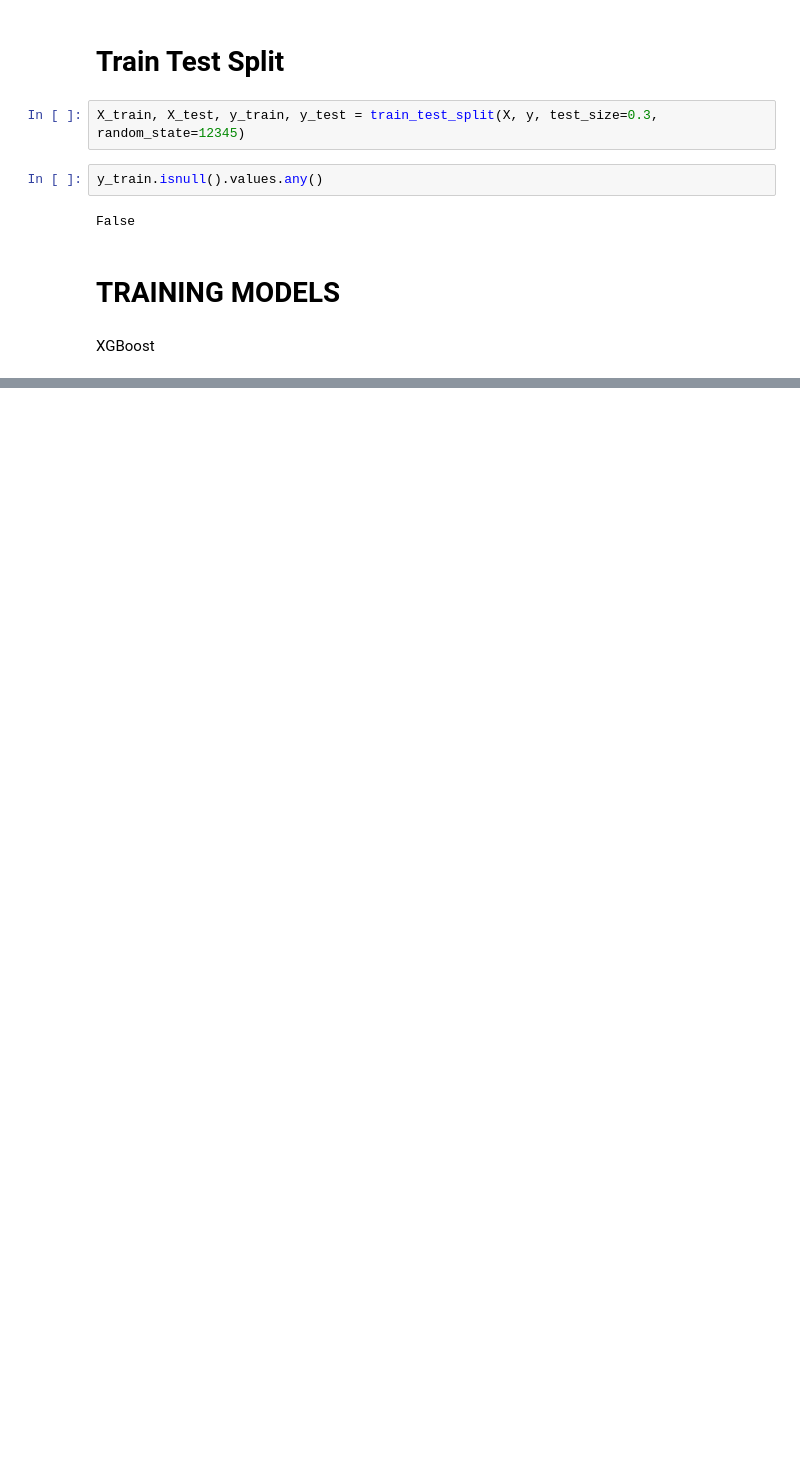
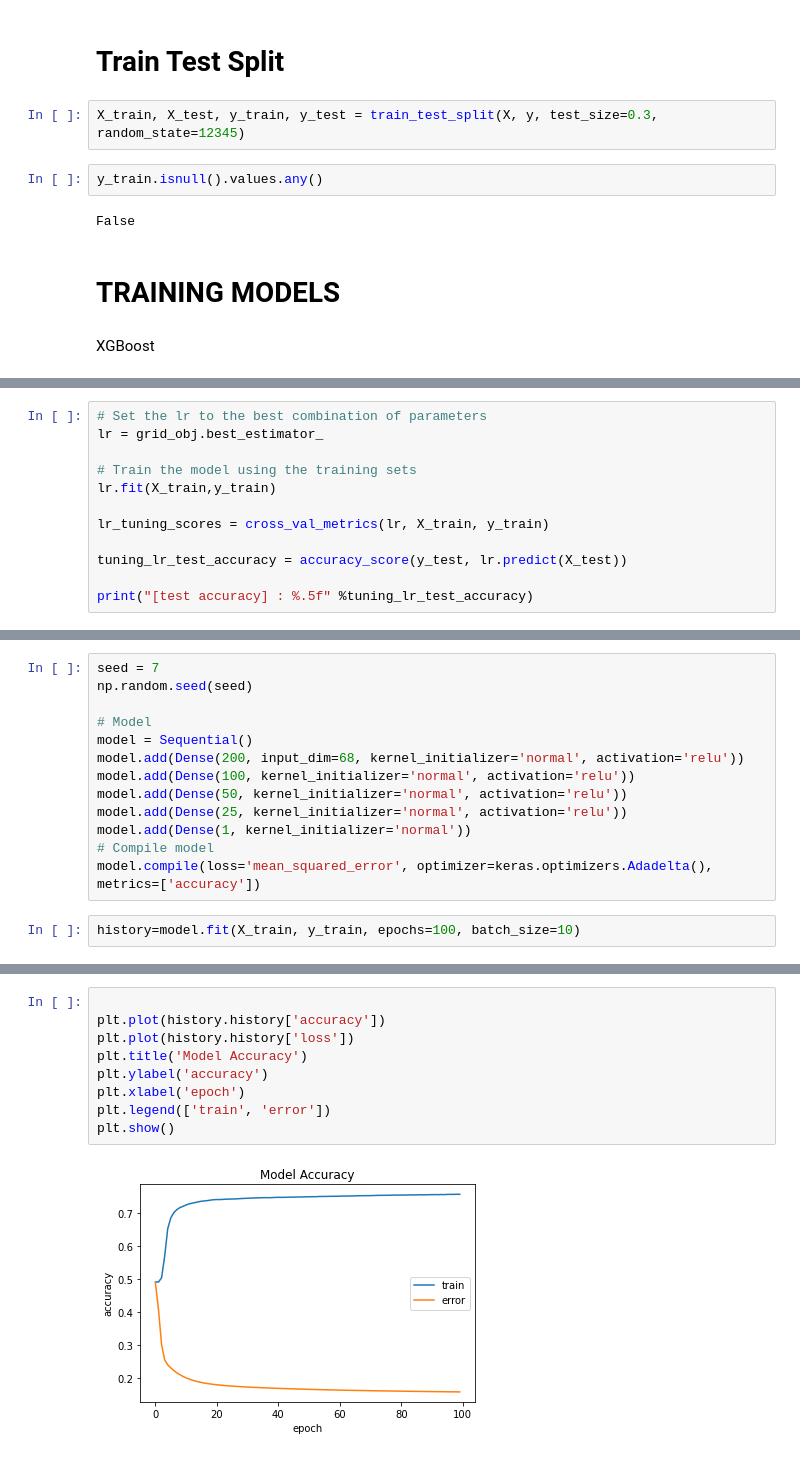
Before and after one commit to Murat-Gencer/YAP470-Project, a Jupyter notebook: proje.ipynb, the cells around one changed output, grey strips where cells are left out. Drawn from its saved outputs; the diff is of its cells as text; blank space fills up the shorter version.

Commit message:
Update proje.ipynb
Model trainning

```diff
--- a/proje.ipynb
+++ b/proje.ipynb
@@ -453,0 +541,12 @@ train_model2 = model2.fit(X_train, y_train)
+# %%
+# Set the lr to the best combination of parameters
+lr = grid_obj.best_estimator_
+
+# Train the model using the training sets
+lr.fit(X_train,y_train)
+
+lr_tuning_scores = cross_val_metrics(lr, X_train, y_train)
+
+tuning_lr_test_accuracy = accuracy_score(y_test, lr.predict(X_test))
+
+print("[test accuracy] : %.5f" %tuning_lr_test_accuracy)
@@ -453,0 +576,15 @@ train_model2 = model2.fit(X_train, y_train)
+# %%
+seed = 7
+np.random.seed(seed)
+
+# Model
+model = Sequential()
+model.add(Dense(200, input_dim=68, kernel_initializer='normal', activation='relu'))
+model.add(Dense(100, kernel_initializer='normal', activation='relu'))
+model.add(Dense(50, kernel_initializer='normal', activation='relu'))
+model.add(Dense(25, kernel_initializer='normal', activation='relu'))
+model.add(Dense(1, kernel_initializer='normal'))
+# Compile model
+model.compile(loss='mean_squared_error', optimizer=keras.optimizers.Adadelta(), metrics=['accuracy'])
+# %%
+history=model.fit(X_train, y_train, epochs=100, batch_size=10)
@@ -453,0 +618,11 @@ train_model2 = model2.fit(X_train, y_train)
+# %%
+
+plt.plot(history.history['accuracy'])
+plt.plot(history.history['loss'])
+plt.title('Model Accuracy')
+plt.ylabel('accuracy')
+plt.xlabel('epoch')
+plt.legend(['train', 'error'])
+plt.show()
+# %% [output]
+[figure, added]
```
Also changed, not shown: parts of 21 cells of this notebook.
